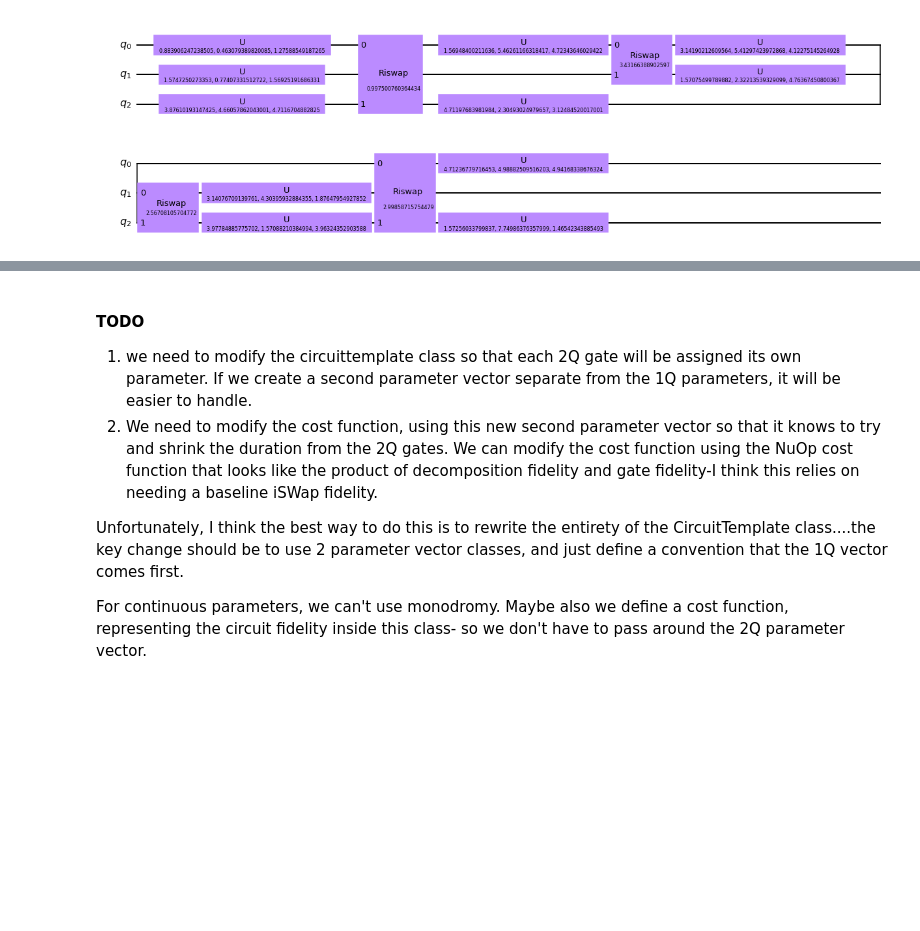
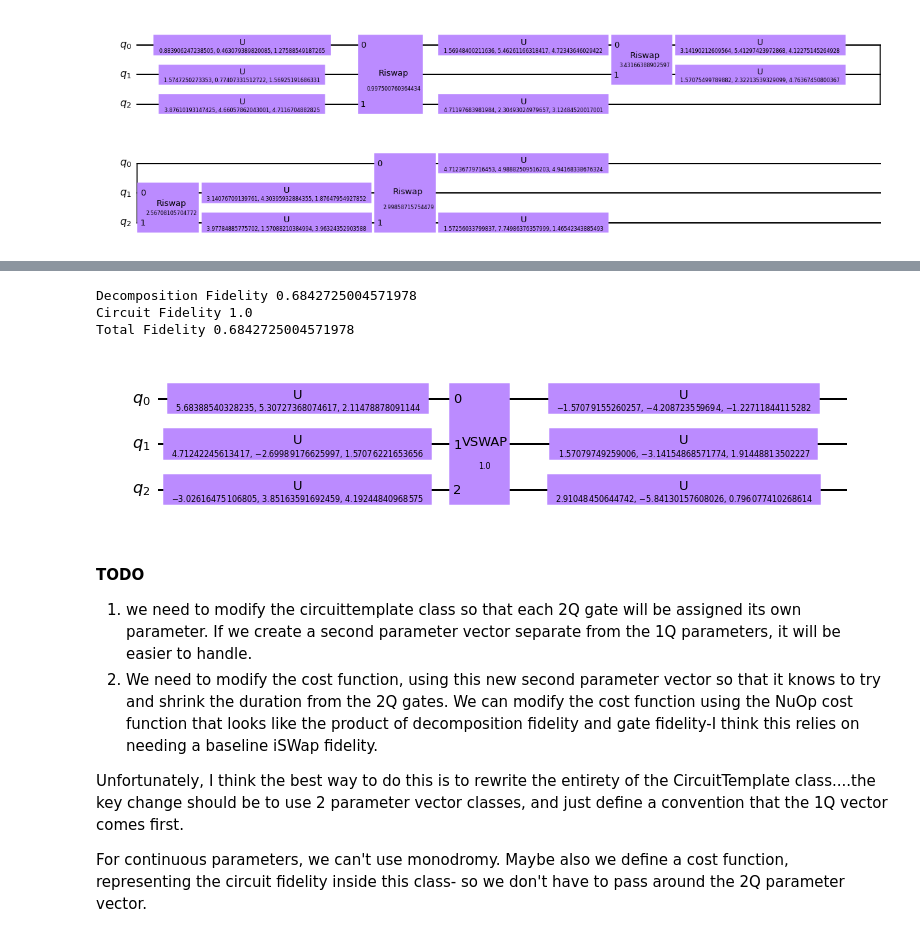
Before and after one commit to Pitt-JonesLab/slam_decomposition, a Jupyter notebook: src/scripts/continuous_basis.ipynb, the cells around one changed output, grey strips where cells are left out. Saved outputs shown, nothing was run; the diff lists cells and outputs as text; code cells hidden in the pictures; blank space fills up the shorter version.

```diff
--- a/src/scripts/continuous_basis.ipynb
+++ b/src/scripts/continuous_basis.ipynb
@@ -143,0 +154,3 @@ Total Fidelity 0.7360824319799121
+# %%
+ub =  0.61
+basis3.add_constraint("Q0", min=0, max=ub)
@@ -144,3 +163,15 @@ Total Fidelity 0.7360824319799121
+# %%
+basis3.build(ret3.cycles)
+circuit =basis3.assign_Xk(ret3.Xk)
+print("Decomposition Fidelity", objective2.unitary_fidelity(basis3.eval(ret3.Xk), w_state))
+print("Circuit Fidelity", basis3.circuit_fidelity(ret3.Xk))
+print("Total Fidelity", 1-ret3.loss_result)
+circuit.draw(output='mpl')
+# %% [output]
+Decomposition Fidelity 0.6842725004571978
+Circuit Fidelity 1.0
+Total Fidelity 0.6842725004571978
+[figure, added]
 # %% [markdown]
 #### TODO
 1. we need to modify the circuittemplate class so that each 2Q gate will be assigned its own parameter. If we create a second parameter vector separate from the 1Q parameters, it will be easier to handle.
```
Also changed, not shown: parts of 6 cells of this notebook, 5 other files.
